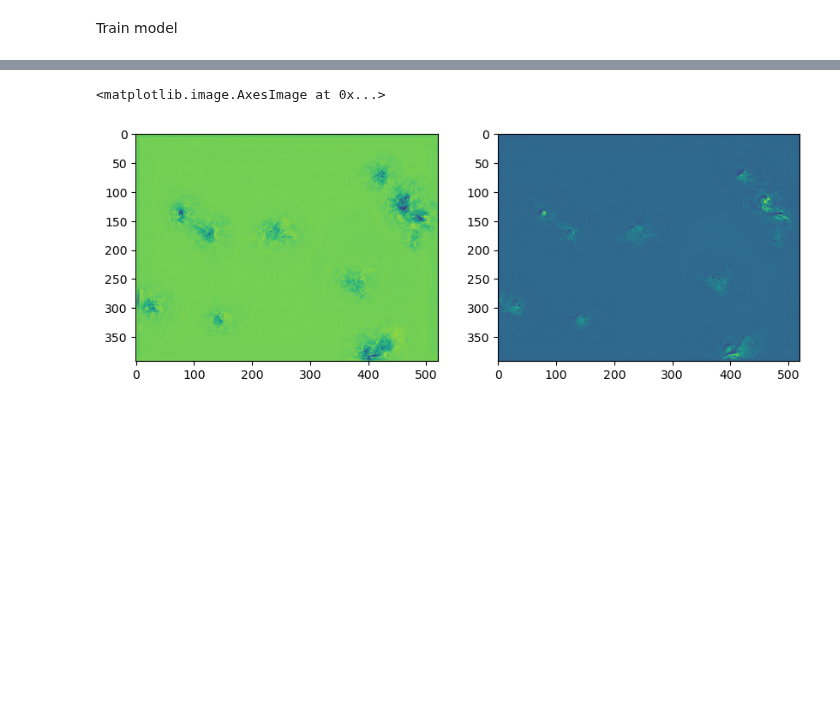
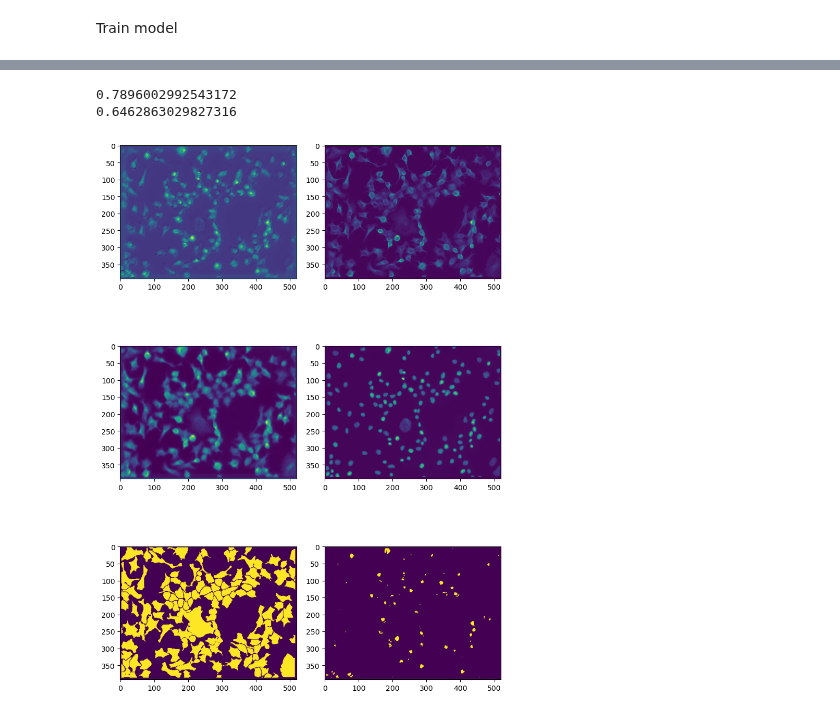
Before and after one commit to atleer/DL-demos, a Jupyter notebook: project_templates/neuroscience/ca_imaging/cellular_segmentation_from_scratch.ipynb, the cells around one changed output, grey strips where cells are left out. Saved outputs shown, nothing was run; the diff lists cells and outputs as text; code cells hidden in the pictures; blank space fills up the shorter version.

```diff
--- a/project_templates/neuroscience/ca_imaging/cellular_segmentation_from_scratch.ipynb
+++ b/project_templates/neuroscience/ca_imaging/cellular_segmentation_from_scratch.ipynb
@@ -134,7 +147,7 @@ def train_model(model, dataloader, optimizer, loss_function = nn.CrossEntropyLos
 
         output = model(images)
 
-        loss = loss_function(output[:,1], labels)
+        loss = loss_function(output[:,0], labels)
 
         train_losses += (loss.item())
 
@@ -164,12 +177,14 @@ def test_model(model, dataloader, loss_function = nn.CrossEntropyLoss(), device=
 
             output = model(images)
 
-            loss += loss_function(output[:,1], labels).item()
+            loss += loss_function(output[:,0], labels).item()
 
-            pred_labels = output[:,1].detach().cpu().numpy() # Move back to CPU for numpy conversion
+            pred_labels = output[:,0].detach().cpu().numpy() # Move back to CPU for numpy conversion
             labels = labels.detach().cpu().numpy() # Move back to CPU for numpy conversion
 
             batch_accuracy.append(np.mean((labels == pred_labels).sum(axis=(1,2)) / labels[0].size))
+
+            print(f'Batch: {batch_idx}, loss: {loss_function(output[:,0], labels).item()}, batch accuracy: {batch_accuracy[-1]}')
 
         accuracy = np.mean(batch_accuracy)
         loss /= len(dataloader)
@@ -212,4 +192,0 @@ optimizer.step()
-# %%
-output = output.cpu().detach().numpy()
-
-plt.imshow(output[0,0])
@@ -219,10 +243,38 @@ plt.imshow(output[0,0])
+# %%
+from numpy._core.numeric import astype
+model.eval()
+
+with torch.no_grad():
+  for val_images, val_labels in val_dataloader:
+    #test_images, test_labels = next(iter(test_dataloader))
+
+    # Move data to the specified device
+    val_images = val_images.to(device)
+    val_labels = val_labels.to(device)
+
+    output = model(val_images)
+
+    pred_labels = (output[:,0].detach().cpu().numpy() > 0.0).astype(int)
+
+    val_accuracy = (val_labels.cpu().detach().numpy() == pred_labels).sum(axis=(1,2)) / val_labels.cpu().detach().numpy()[0].size
+    print(val_accuracy.mean())
+# %% [output]
+0.7896002992543172
+0.6462863029827316
 # %%
-fig, axes = plt.subplots(ncols=2, figsize = (10,5))
+fig, axes = plt.subplots(ncols=2, nrows=3, figsize = (8,12))
 
 #output = output.cpu().detach().numpy()
 
-axes[0].imshow(output[0,0])
-axes[1].imshow(output[0,1])
+axes[0,0].imshow(output[0,0])
+axes[0,1].imshow(val_images[0,0])
+
+axes[1,0].imshow(output[0,1])
+axes[1,1].imshow(val_images[0,1])
+
+axes[2,0].imshow(val_labels[0])
+axes[2,1].imshow(pred_labels[0])
+
+fig.tight_layout()
 # %% [output]
-<matplotlib.image.AxesImage at 0x...>
-[figure, old version]
+[figure, new version]
```
Also changed, not shown: parts of 17 cells of this notebook.
